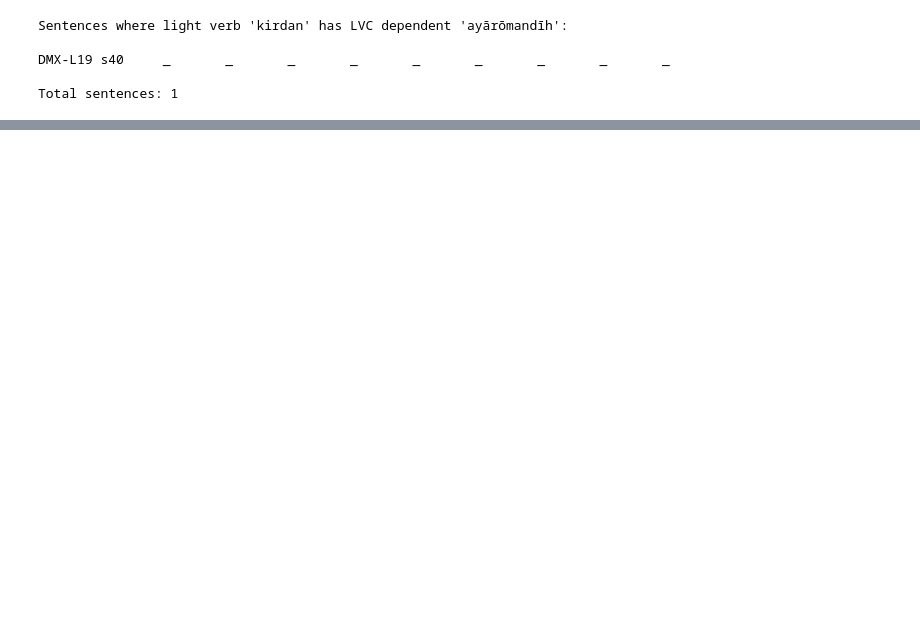
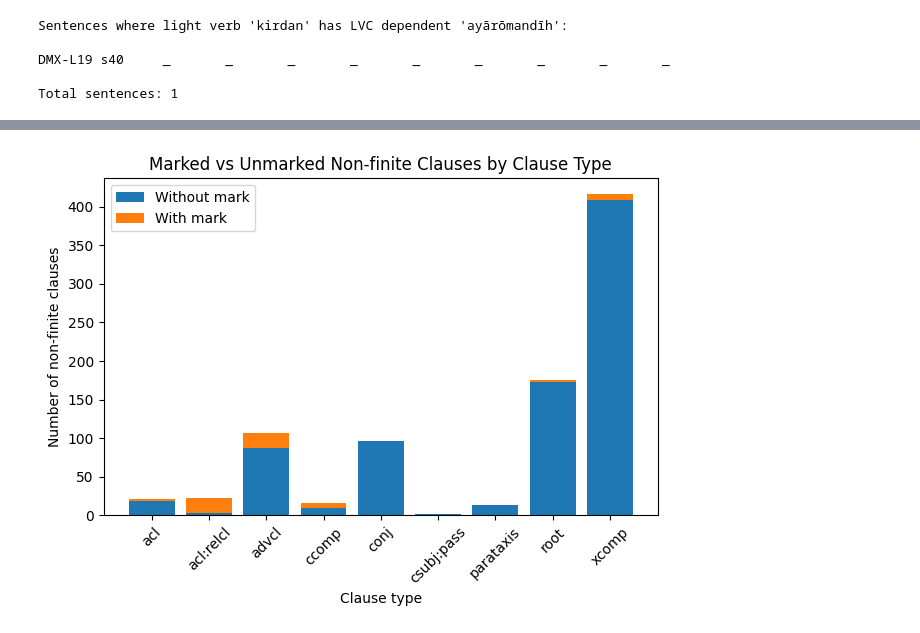
Before and after one commit to RahaaMusavi/MP-Quantitaitve-Syntax, a Jupyter notebook: vp_stats.ipynb, the cells around one changed output, grey strips where cells are left out. Cells and saved outputs as stored; diff of their text form; code cells hidden in the pictures; blank space fills up the shorter version.

Commit message:
update the verb stats queries

```diff
--- a/vp_stats.ipynb
+++ b/vp_stats.ipynb
@@ -5,8 +5,9 @@
 # Import the toolkit, giving it a shorter alias 'mptf'
 import mptf_parser as mptf
 
-input_folder = r"\MPCD\exports_28-1-2026"
-output_folder = r"\MPCD\the syntax project\nounphrase\export_files\conllu_output"
+# Set folder paths
+input_folder = r"C:\Users\rahaa\Dropbox\MPCD\exports_28-1-2026"
+output_folder = r"C:\Users\rahaa\Dropbox\MPCD\the syntax project\nounphrase\export_files\conllu_output"
 # %%
 import os
 from conllu import parse
@@ -982,0 +1934,14 @@ Light verb: āwurdan
+# %%
+conj_count = 0
+
+for sentence in syntactically_annotated_corpus:
+    for token in sentence.get_tokens():
+        if not token.deprel:
+            continue
+
+        deprel = token.deprel.split("|")[-1]
+
+        if deprel == "conj":
+            conj_count += 1
+
+print(f"Total number of 'conj' tokens: {conj_count}")
@@ -982,0 +4333,52 @@ Light verb: āwurdan
+# %%
+import matplotlib.pyplot as plt
+from collections import defaultdict
+
+def plot_mark_vs_no_mark_nonfinite(stats):
+    """
+    Plot stacked bar chart of marked vs unmarked non-finite clauses per clause type.
+
+    Parameters
+    ----------
+    stats : dict
+        Nested dictionary with structure:
+        stats[clause_type][verbform]["with_mark"]
+        stats[clause_type][verbform]["without_mark"]
+
+    The function aggregates counts across verb forms and plots a stacked
+    bar chart showing the number of marked vs unmarked non-finite clauses
+    for each clause type.
+    """
+
+    clause_totals = defaultdict(lambda: {"with": 0, "without": 0})
+
+    # Aggregate counts
+    for clause_type, vf_data in stats.items():
+        for vf, counts in vf_data.items():
+            clause_totals[clause_type]["with"] += counts["with_mark"]
+            clause_totals[clause_type]["without"] += counts["without_mark"]
+
+    # Sort clause types for nicer plotting
+    clause_types = sorted(clause_totals.keys())
+
+    with_mark = [clause_totals[c]["with"] for c in clause_types]
+    without_mark = [clause_totals[c]["without"] for c in clause_types]
+
+    # Plot
+    plt.figure()
+
+    plt.bar(clause_types, without_mark, label="Without mark")
+    plt.bar(clause_types, with_mark, bottom=without_mark, label="With mark")
+
+    plt.xlabel("Clause type")
+    plt.ylabel("Number of non-finite clauses")
+    plt.title("Marked vs Unmarked Non-finite Clauses by Clause Type")
+    plt.xticks(rotation=45)
+
+    plt.legend()
+    plt.tight_layout()
+
+    plt.show()
+plot_mark_vs_no_mark_nonfinite(per_deprel_nonfinite_stats)
+# %% [output]
+[figure, added]
```
Also changed, not shown: parts of 41 cells of this notebook, 1 other file.
